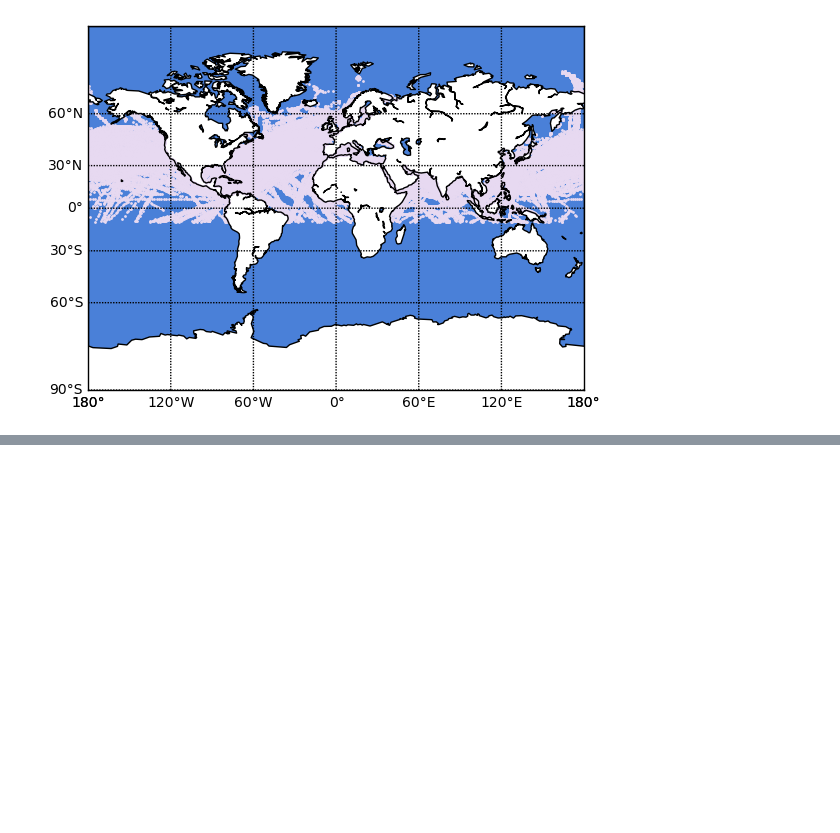
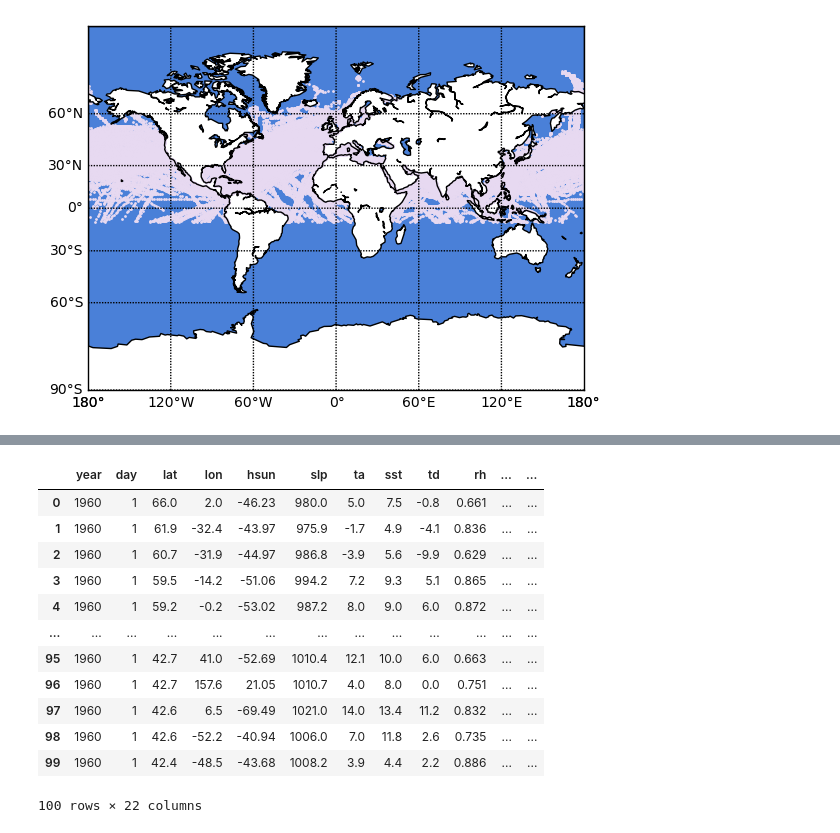
Before and after one commit to svet111/sirius_climate_2024, a Jupyter notebook: draw_plots.ipynb, the cells around one changed output, grey strips where cells are left out. Drawn from its saved outputs; the diff is of its cells as text; code cells hidden in the pictures; blank space fills up the shorter version.

Commit message:
cyclic values coded

```diff
--- a/draw_plots.ipynb
+++ b/draw_plots.ipynb
@@ -125,2 +155,14 @@ draw(filtered["lat"], filtered["lon"])
+# %%
+from copy import copy
+
+def code_cyclic_values(df, cyclic_columns):
+    new_df = copy(df)
+    new_df.drop(cyclic_columns, axis=1, inplace=True)
+    for c in cyclic_columns:
+        max_v = df[c].max()
+        new_df[f'{c}_sin'] = np.sin(2 * np.pi * df[c]/max_v)
+        new_df[f'{c}_cos'] = np.cos(2 * np.pi * df[c]/max_v)
+
+    return new_df
 # %%
 filtered
@@ -126,0 +171,17 @@ filtered
+# %%
+
+code_cyclic_values(filtered.head(100), ["mon", "hour"])
+# %% [output]
+|  | year | day | lat | lon | hsun | slp | ta | sst | td | rh | ... | ... |
+| 0 | 1960 | 1 | 66.0 | 2.0 | -46.23 | 980.0 | 5.0 | 7.5 | -0.8 | 0.661 | ... | ... |
+| 1 | 1960 | 1 | 61.9 | -32.4 | -43.97 | 975.9 | -1.7 | 4.9 | -4.1 | 0.836 | ... | ... |
+| 2 | 1960 | 1 | 60.7 | -31.9 | -44.97 | 986.8 | -3.9 | 5.6 | -9.9 | 0.629 | ... | ... |
+| 3 | 1960 | 1 | 59.5 | -14.2 | -51.06 | 994.2 | 7.2 | 9.3 | 5.1 | 0.865 | ... | ... |
+| 4 | 1960 | 1 | 59.2 | -0.2 | -53.02 | 987.2 | 8.0 | 9.0 | 6.0 | 0.872 | ... | ... |
+| ... | ... | ... | ... | ... | ... | ... | ... | ... | ... | ... | ... | ... |
+| 95 | 1960 | 1 | 42.7 | 41.0 | -52.69 | 1010.4 | 12.1 | 10.0 | 6.0 | 0.663 | ... | ... |
+| 96 | 1960 | 1 | 42.7 | 157.6 | 21.05 | 1010.7 | 4.0 | 8.0 | 0.0 | 0.751 | ... | ... |
+| 97 | 1960 | 1 | 42.6 | 6.5 | -69.49 | 1021.0 | 14.0 | 13.4 | 11.2 | 0.832 | ... | ... |
+| 98 | 1960 | 1 | 42.6 | -52.2 | -40.94 | 1006.0 | 7.0 | 11.8 | 2.6 | 0.735 | ... | ... |
+| 99 | 1960 | 1 | 42.4 | -48.5 | -43.68 | 1008.2 | 3.9 | 4.4 | 2.2 | 0.886 | ... | ... |
+100 rows × 22 columns
```
Also changed, not shown: parts of 5 cells of this notebook.
